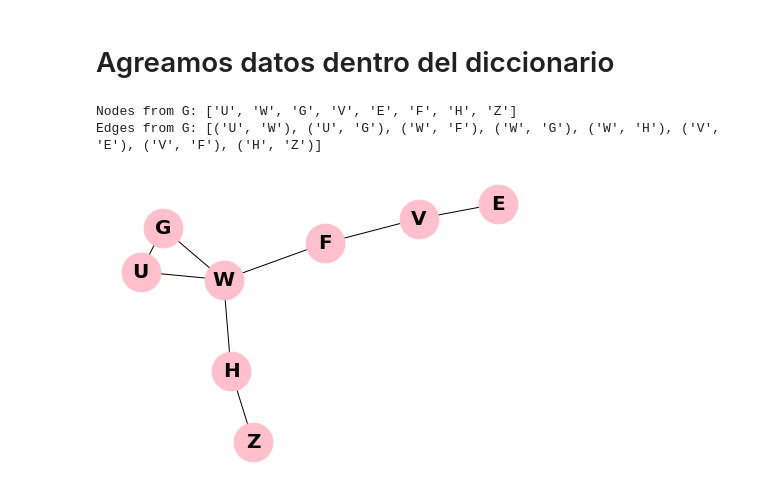
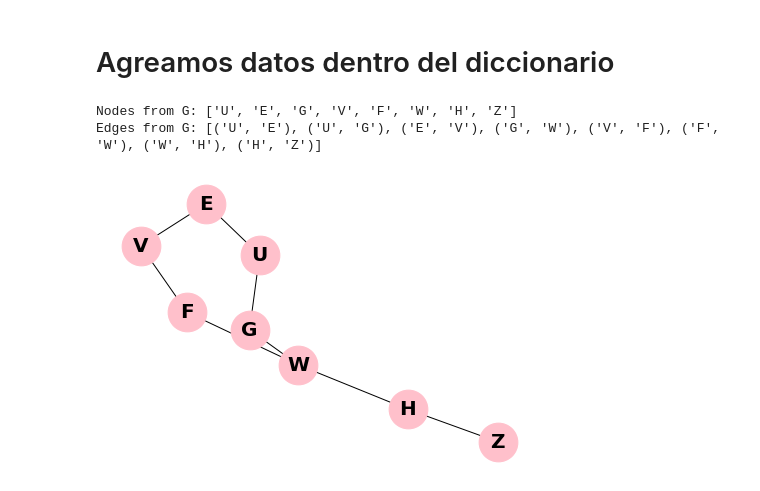
Before and after one commit to AndreaJCharlesSantos/Grafos, a Jupyter notebook: lenguajes-y-automatas-unidad-1-AndreaJCharlesSantos/AdjacencyListStructure.ipynb, the cells around one changed output. Drawn from its saved outputs; the diff is of its cells as text; code cells hidden in the pictures.

```diff
--- a/lenguajes-y-automatas-unidad-1-AndreaJCharlesSantos/AdjacencyListStructure.ipynb
+++ b/lenguajes-y-automatas-unidad-1-AndreaJCharlesSantos/AdjacencyListStructure.ipynb
@@ -12,8 +12,10 @@ import matplotlib.pyplot as plt
 # %%
 def GetGraph(adjlist):
     Grafo = nx.Graph()
-    for k,v in adjlist:
-        Grafo.add_edge(k,v)
+    for k,v in adjlist.items():
+        Grafo.add_node(k)
+        for i in v:
+            Grafo.add_edge(k, i)
     print("Nodes from G:", list(Grafo.nodes))
     print("Edges from G:", list(Grafo.edges))
     nx.draw(Grafo, with_labels=True, font_weight='bold', node_size=1500, node_color='pink', font_size=20)
@@ -24,14 +26,15 @@ adjlist = {}
 # %% [markdown]
 # Agreamos datos dentro del diccionario
 # %%
-adjlist = [('U','W'),('U','G'),
-          ('V','E'),('V','F'),
-           ('W','F'),('W','G'),('W','H'),
-           ('Z','H')]
+adjlist = {
+    "U":["E","G"],
+    "V":["E","F"],
+    "W":["F","G","H"],
+    "Z":["H"]}
 GetGraph(adjlist)
 
 #print(Grafo)
 # %% [output]
-Nodes from G: ['U', 'W', 'G', 'V', 'E', 'F', 'H', 'Z']
-Edges from G: [('U', 'W'), ('U', 'G'), ('W', 'F'), ('W', 'G'), ('W', 'H'), ('V', 'E'), ('V', 'F'), ('H', 'Z')]
+Nodes from G: ['U', 'E', 'G', 'V', 'F', 'W', 'H', 'Z']
+Edges from G: [('U', 'E'), ('U', 'G'), ('E', 'V'), ('G', 'W'), ('V', 'F'), ('F', 'W'), ('W', 'H'), ('H', 'Z')]
-[figure, old version]
+[figure, new version]
```
Also changed, not shown: 2 other files.
